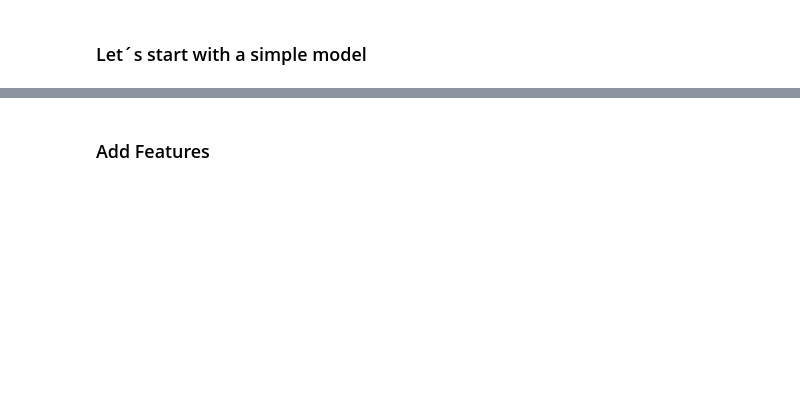
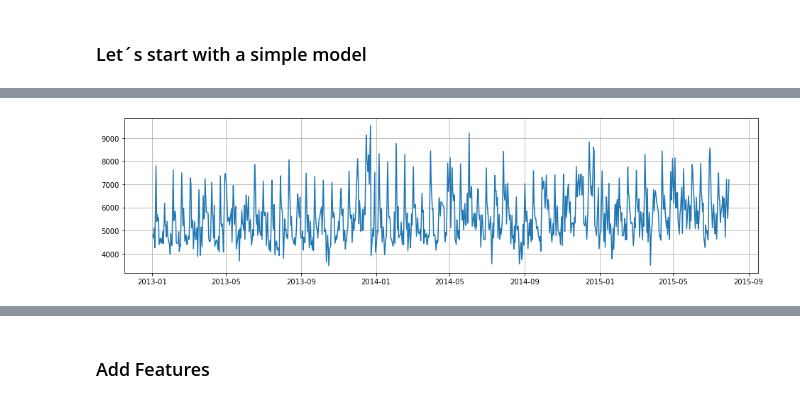
Before and after one commit to Sebastian1981/Time_Series_Sales_Prediction, a Jupyter notebook: ts_sales_prediction_fbneuralprophet.ipynb, the cells around one changed output, grey strips where cells are left out. Cells and saved outputs as stored; diff of their text form; code cells hidden in the pictures; blank space fills up the shorter version.

```diff
--- a/ts_sales_prediction_fbneuralprophet.ipynb
+++ b/ts_sales_prediction_fbneuralprophet.ipynb
@@ -690,0 +678,7 @@ INFO:fbprophet:Disabling daily seasonality. Run prophet with daily_seasonality=T
+# %%
+Store_ID = 10
+sales_df = sales_train_all_df[ sales_train_all_df['Store'] == Store_ID ]
+sales_df = sales_df[['Date', 'Sales','Customers','Promo']].rename(columns = {'Date': 'ds', 'Sales':'y'})
+sales_df['ds'] = pd.DatetimeIndex(sales_df['ds'])
+sales_df = sales_df.sort_values('ds')
+sales_df.head()
@@ -690,0 +692,8 @@ INFO:fbprophet:Disabling daily seasonality. Run prophet with daily_seasonality=T
+# %%
+x = sales_df['ds']
+y = sales_df['y']
+plt.figure(figsize=(16,4))
+plt.plot(x, y)
+plt.grid('on')
+# %% [output]
+[figure, added]
```
Also changed, not shown: parts of 16 cells of this notebook.
